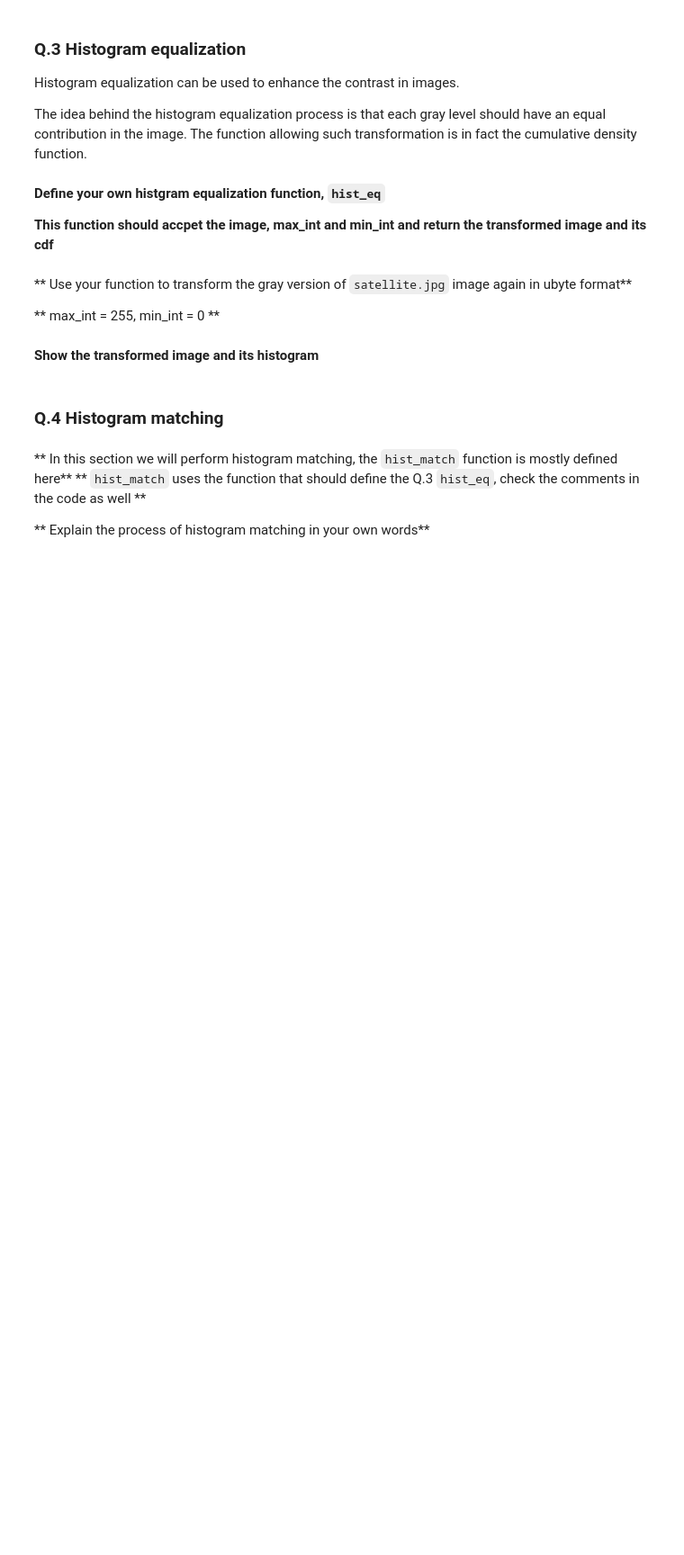
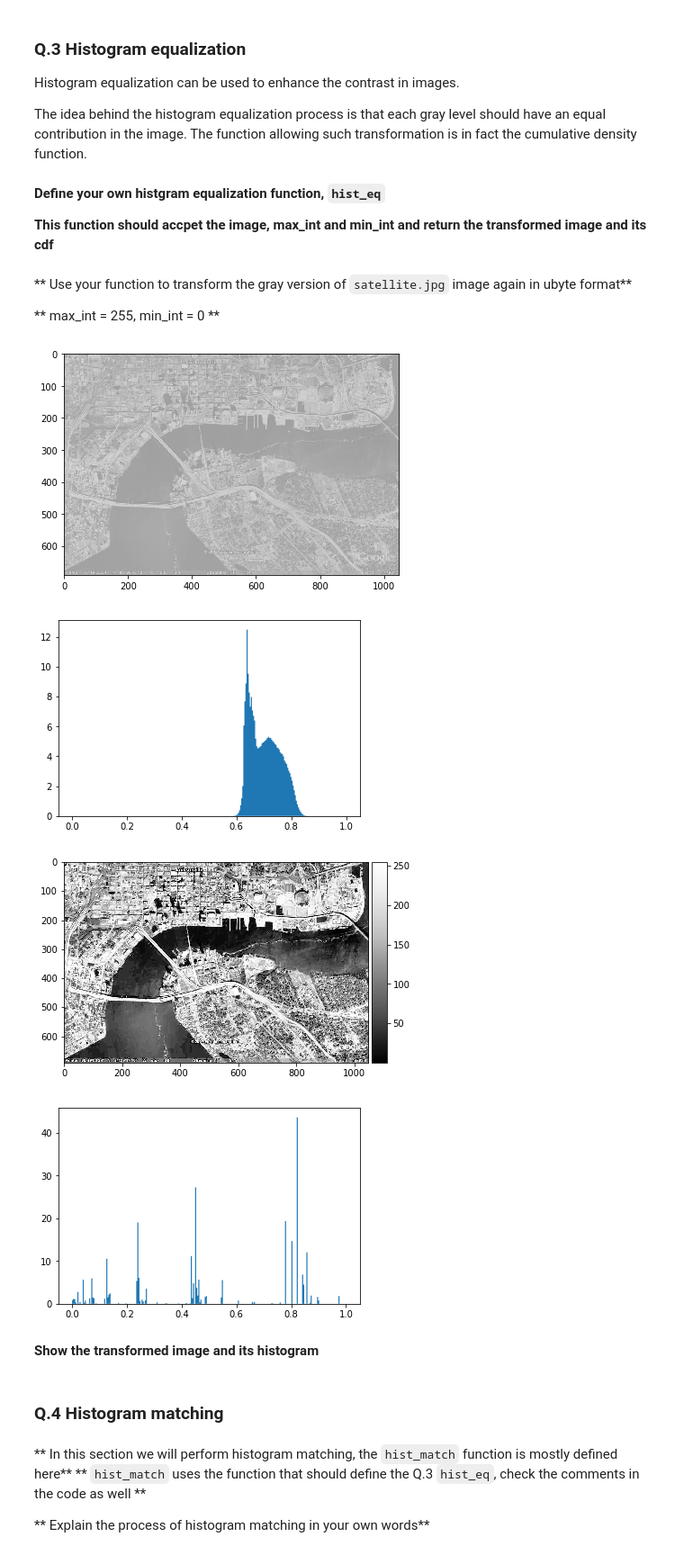
Before and after one commit to majeedhussain49/B31XB-IIP-TP-1718, a Jupyter notebook: 2-image-enhancement/2-enhancement-supplementary.ipynb, the cells around one changed output. Shown at 90% size. Saved outputs shown, nothing was run; the diff lists cells and outputs as text; code cells hidden in the pictures; blank space fills up the shorter version.

```diff
--- a/2-image-enhancement/2-enhancement-supplementary.ipynb
+++ b/2-image-enhancement/2-enhancement-supplementary.ipynb
@@ -37,10 +79,44 @@ The idea behind the histogram equalization process is that each gray level shoul
 **Define your own histgram equalization function, `hist_eq`**
 
 **This function should accpet the image, max_int and min_int and return the transformed image and its cdf**
+# %%
+def hist_eq(im, min_i, max_i):
+
+    # image histogram
+    histogram, bins = np.histogram(im.flatten(), bins = max_i - min_i, normed=True)
+    cdf = histogram.cumsum() # cumulative distribution function
+    cdf = 255 * cdf / cdf[-1] # normalize
+
+    # using linear interpolation of cdf to find new pixel values
+    image_eq = np.interp(im.flatten(), bins[:-1], cdf)
+
+    return image_eq.reshape(im.shape), cdf
 # %% [markdown]
 ** Use your function to transform the gray version of `satellite.jpg` image again in ubyte format**
 
 ** max_int = 255, min_int = 0 **
+# %%
+#Histogram equalization...
+satellite_img =io.imread('./images/satellite.jpg', as_grey=True)
+# Show the magnitude of image and its histogram
+plt.figure()
+io.imshow(satellite_img)
+plt.figure()
+n, bins, patches = plt.hist(satellite_img.flatten(), 256, range=(0., 1.), normed=1, histtype='stepfilled')
+
+satellite_img_float_eq, aux = hist_eq(satellite_img, 0, 256)
+
+# Show the magnitude of image and its histogram
+plt.figure()
+io.imshow(satellite_img_float_eq, cmap=cm.Greys_r)
+
+plt.figure()
+n, bins, patches = plt.hist(sat_img_float_eq.flatten(), 256, range=(0., 1.), normed=1, histtype='stepfilled')
+# %% [output]
+[figure, added]
+[figure, added]
+[figure, added]
+[figure, added]
 # %% [markdown]
 **Show the transformed image and its histogram**
 # %% [markdown]
```
Also changed, not shown: parts of 4 cells of this notebook, 1 other file.
